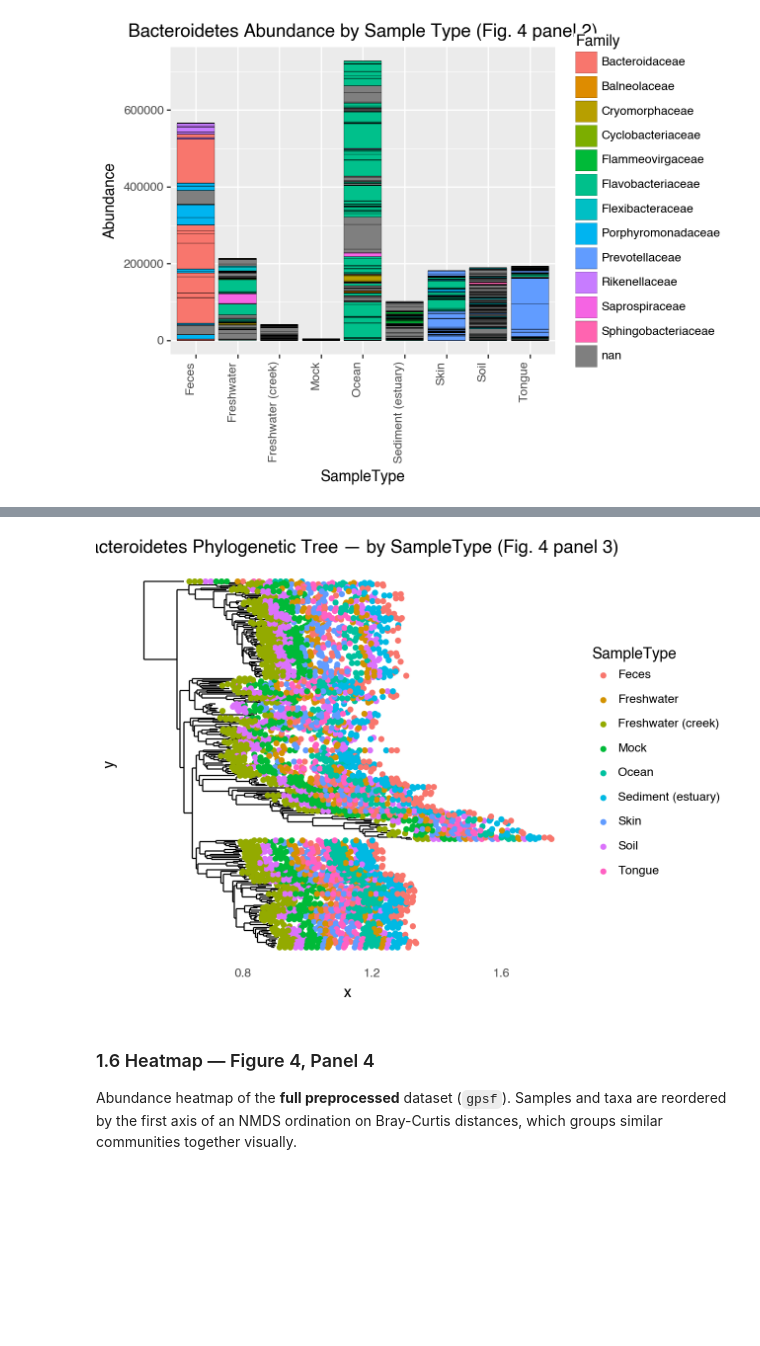
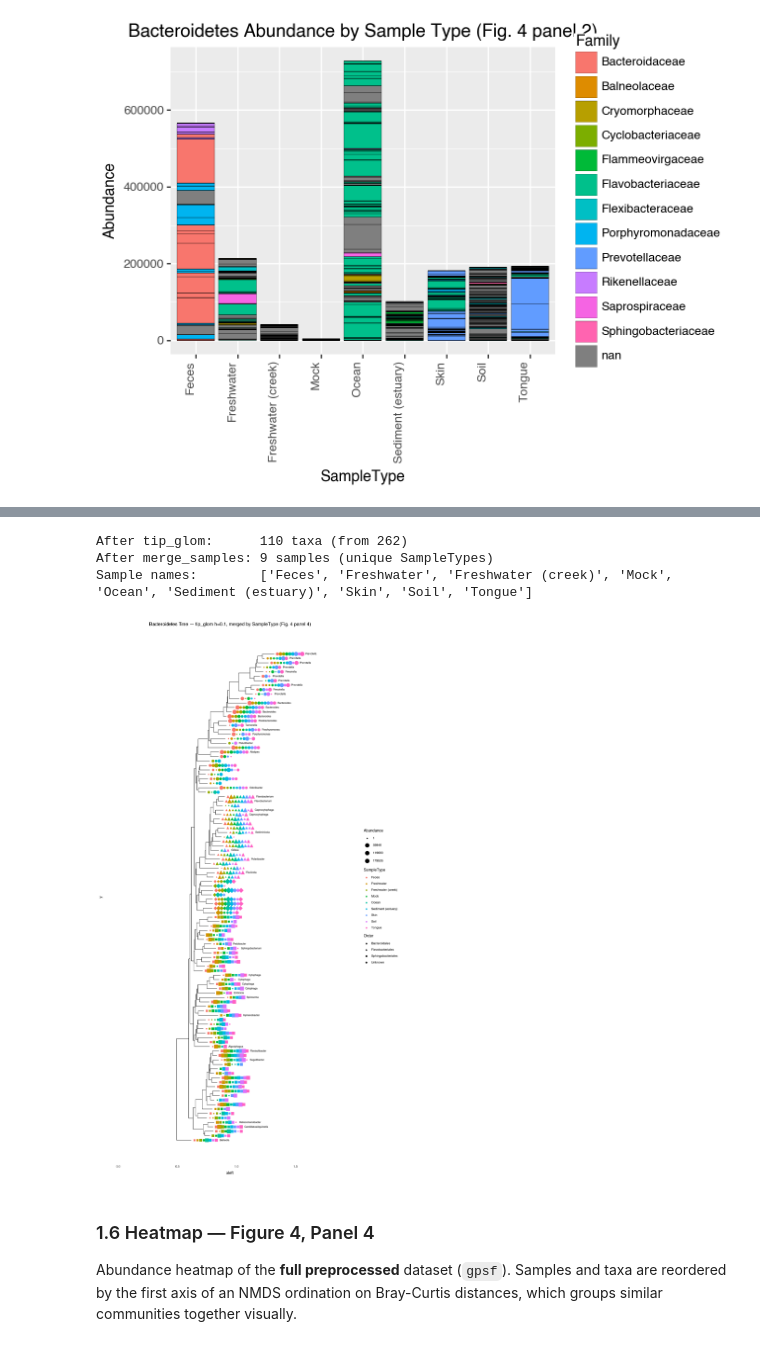
Before and after one commit to alittleb3ar/pyloseq, a Jupyter notebook: notebooks/06_mcmurdie_holmes_2013.ipynb, the cells around one changed output, grey strips where cells are left out. Saved outputs shown, nothing was run; the diff lists cells and outputs as text; code cells hidden in the pictures; blank space fills up the shorter version.

Commit message:
plotting

```diff
--- a/notebooks/06_mcmurdie_holmes_2013.ipynb
+++ b/notebooks/06_mcmurdie_holmes_2013.ipynb
@@ -148,12 +150,13 @@ Before filter: 19216 taxa
 After filter:  3641 taxa  (k=5, A=3)
 # %%
 # Step 3: Normalize each sample's counts to the median sequencing depth across samples.
+# R equivalent: standf = function(x, t=total) round(t * (x / sum(x)))
 median_depth = float(np.median(gpsf.sample_sums()))
 print(f"Median sequencing depth: {median_depth:,.0f}")
 
 gpsf = transform_sample_counts(
     gpsf,
-    lambda x: x / x.sum() * median_depth,
+    lambda x: np.round(x / x.sum() * median_depth),
 )
 
 print(f"Sample depth range after normalization: "
@@ -222,15 +230,46 @@ one dot per sample at each tip, colored by `SampleType`, on the
 # %%
-# Figure 4, panel 3: phylogenetic tree with sample points (Bacteroidetes)
+# Step 1: Phylogenetic agglomeration — merge OTUs with patristic distance ≤ 0.1
+# R: tip_glom(gpsfb, NULL, 0.1)
+tggpsfb = tip_glom(gpsfb, h=0.1)
+print(f"After tip_glom:      {tggpsfb.ntaxa} taxa (from {gpsfb.ntaxa})")
+
+# Step 2: Merge per-individual samples into per-environment profiles
+# R: merge_samples(tggpsfb, "SampleType")
+tggpsfb = merge_samples(tggpsfb, "SampleType")
+print(f"After merge_samples: {tggpsfb.nsamples} samples (unique SampleTypes)")
+print(f"Sample names:        {list(tggpsfb.sample_names)}")
+
+# Repair human + SampleType variables — numeric aggregation during merge corrupts them
+human_types = {"Feces", "Mock", "Skin", "Tongue"}
+new_names = list(tggpsfb.sample_names)
+sam_df_tree = tggpsfb.sample_data.to_frame().copy()
+sam_df_tree["human"] = [name in human_types for name in new_names]
+sam_df_tree["SampleType"] = new_names
+tggpsfb = Phyloseq(
+    otu=tggpsfb.otu_table,
+    sam=SampleData(sam_df_tree),
+    tax=tggpsfb.tax_table,
+    tree=tggpsfb.phy_tree,
+)
+
+# Figure 4, panel 4: phylogenetic tree with per-environment sample points
+# R: plot_tree(tggpsfb, "sampledodge", nodeplotboot(85,60), "SampleType", "Order", "abundance", ...)
 p = plot_tree(
-    gpsfb,
+    tggpsfb,
     method="sampledodge",
     color="SampleType",
-    ladderize=True,
-    title="Bacteroidetes Phylogenetic Tree — by SampleType (Fig. 4 panel 3)",
+    shape="Order",
+    size="Abundance",
+    label_tips="Genus",
+    ladderize="left",
+    title="Bacteroidetes Tree — tip_glom h=0.1, merged by SampleType (Fig. 4 panel 4)",
 )
 p
 # %% [output]
+After tip_glom:      110 taxa (from 262)
+After merge_samples: 9 samples (unique SampleTypes)
+Sample names:        ['Feces', 'Freshwater', 'Freshwater (creek)', 'Mock', 'Ocean', 'Sediment (estuary)', 'Skin', 'Soil', 'Tongue']
-[figure, old version]
+[figure, new version]
 # %% [markdown]
 ### 1.6 Heatmap — Figure 4, Panel 4
 
```
Also changed, not shown: parts of 24 cells of this notebook, 7 other files.
